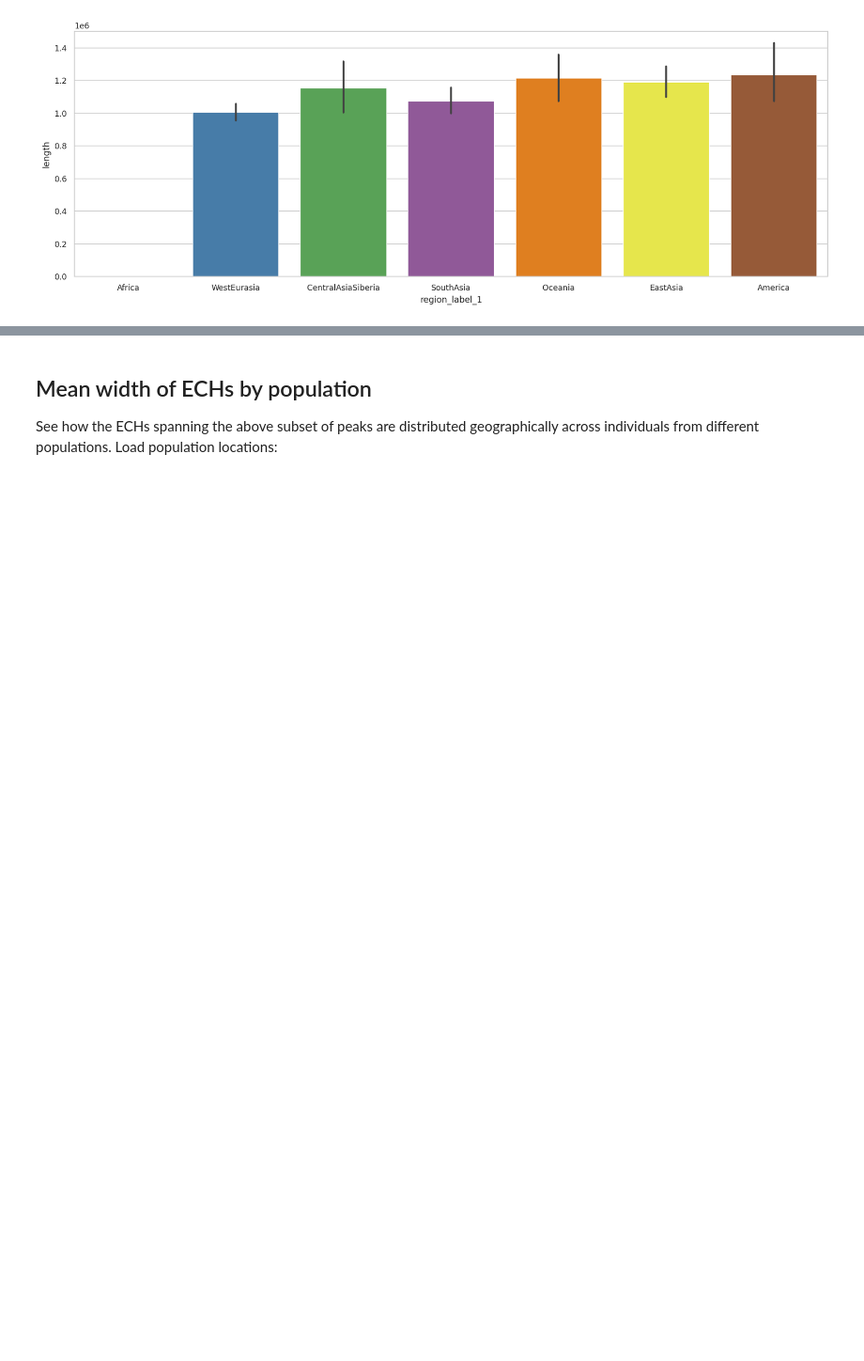
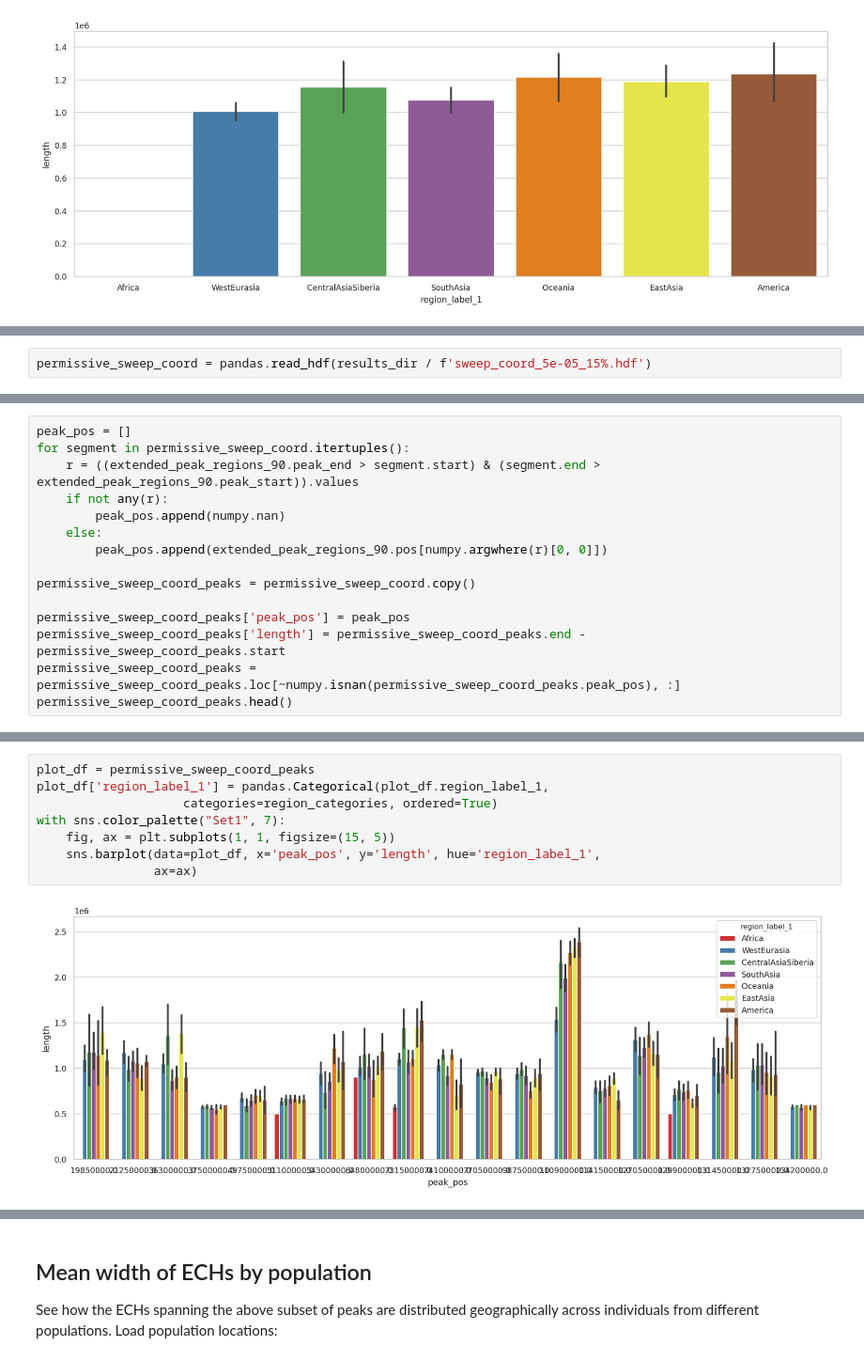
Before and after one commit to kaspermunch/humanXsweeps, a Jupyter notebook: notebooks/nb_13_sweep_regions.ipynb, the cells around one changed output, grey strips where cells are left out. Shown at 94% size. Cells and saved outputs as stored; diff of their text form; blank space fills up the shorter version.

```diff
--- a/notebooks/nb_13_sweep_regions.ipynb
+++ b/notebooks/nb_13_sweep_regions.ipynb
@@ -686,0 +677,2 @@ with sns.color_palette("Set1", 7):
+# %%
+permissive_sweep_coord = pandas.read_hdf(results_dir / f'sweep_coord_5e-05_15%.hdf')
@@ -686,0 +681,15 @@ with sns.color_palette("Set1", 7):
+# %%
+peak_pos = []
+for segment in permissive_sweep_coord.itertuples():
+    r = ((extended_peak_regions_90.peak_end > segment.start) & (segment.end > extended_peak_regions_90.peak_start)).values
+    if not any(r):
+        peak_pos.append(numpy.nan)
+    else:
+        peak_pos.append(extended_peak_regions_90.pos[numpy.argwhere(r)[0, 0]])
+
+permissive_sweep_coord_peaks = permissive_sweep_coord.copy()
+
+permissive_sweep_coord_peaks['peak_pos'] = peak_pos
+permissive_sweep_coord_peaks['length'] = permissive_sweep_coord_peaks.end - permissive_sweep_coord_peaks.start
+permissive_sweep_coord_peaks = permissive_sweep_coord_peaks.loc[~numpy.isnan(permissive_sweep_coord_peaks.peak_pos), :]
+permissive_sweep_coord_peaks.head()
@@ -686,0 +703,10 @@ with sns.color_palette("Set1", 7):
+# %%
+plot_df = permissive_sweep_coord_peaks
+plot_df['region_label_1'] = pandas.Categorical(plot_df.region_label_1,
+                    categories=region_categories, ordered=True)
+with sns.color_palette("Set1", 7):
+    fig, ax = plt.subplots(1, 1, figsize=(15, 5))
+    sns.barplot(data=plot_df, x='peak_pos', y='length', hue='region_label_1',
+                ax=ax)
+# %% [output]
+[figure, added]
```
Also changed, not shown: parts of 15 cells of this notebook, 10 other files.
